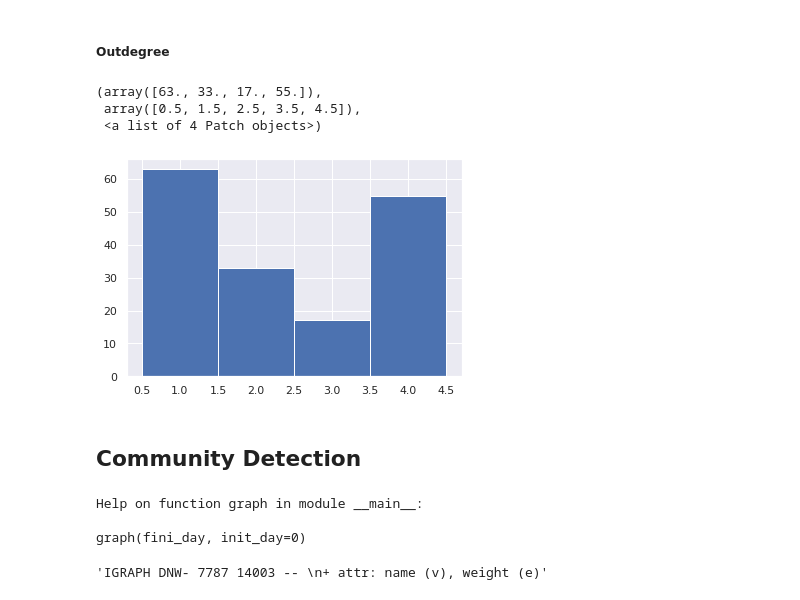
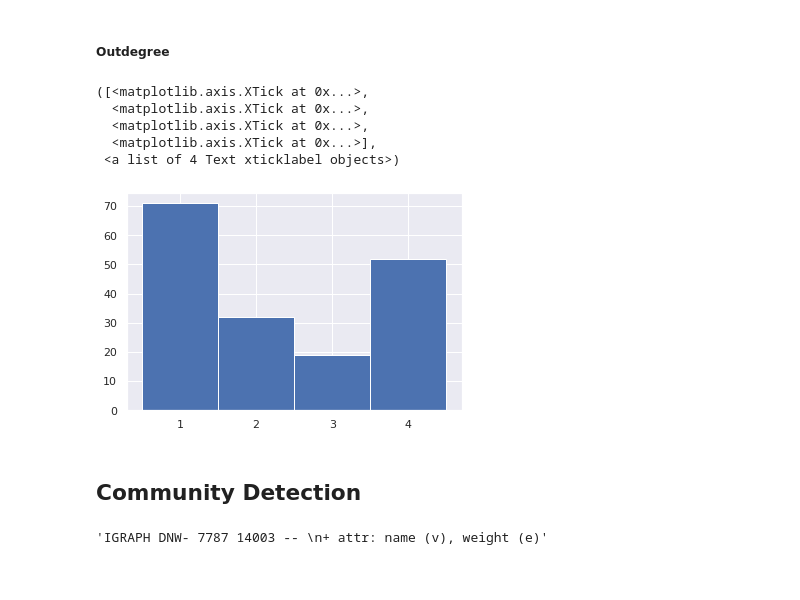
Before and after one commit to DanielePignedoli/Twitter_project, a Jupyter notebook: New_project.ipynb, the cells around one changed output. Saved outputs shown, nothing was run; the diff lists cells and outputs as text; code cells hidden in the pictures.

```diff
--- a/New_project.ipynb
+++ b/New_project.ipynb
@@ -506,19 +450,16 @@ top_100_k = pd.DataFrame({'30_days' : measures_30_days.sort_values('outdegree')[
                             '7_days' : measures_7_days.sort_values('outdegree')['name'].values[-100:],
                             '3_days' : measures_3_days.sort_values('outdegree')['name'].values[-100:]})
 # %%
-counter_k = Counter(np.concatenate([i for i in top_20_k.values]))
+counter_k = Counter(np.concatenate([i for i in top_100_k.values]))
 plt.hist(list(counter_k.values()),  bins= np.linspace(0.5,4.5,5))
+plt.xticks([1,2,3,4])
 # %% [output]
-(array([63., 33., 17., 55.]),
- array([0.5, 1.5, 2.5, 3.5, 4.5]),
- <a list of 4 Patch objects>)
+([<matplotlib.axis.XTick at 0x...>,
+  <matplotlib.axis.XTick at 0x...>,
+  <matplotlib.axis.XTick at 0x...>,
+  <matplotlib.axis.XTick at 0x...>],
+ <a list of 4 Text xticklabel objects>)
-[figure, old version]
+[figure, new version]
 # %% [markdown]
 ##  Community Detection
-# %%
-help(graph)
-# %% [output]
-Help on function graph in module __main__:
-
-graph(fini_day, init_day=0)
 # %%
```
Also changed, not shown: parts of 62 cells of this notebook.
